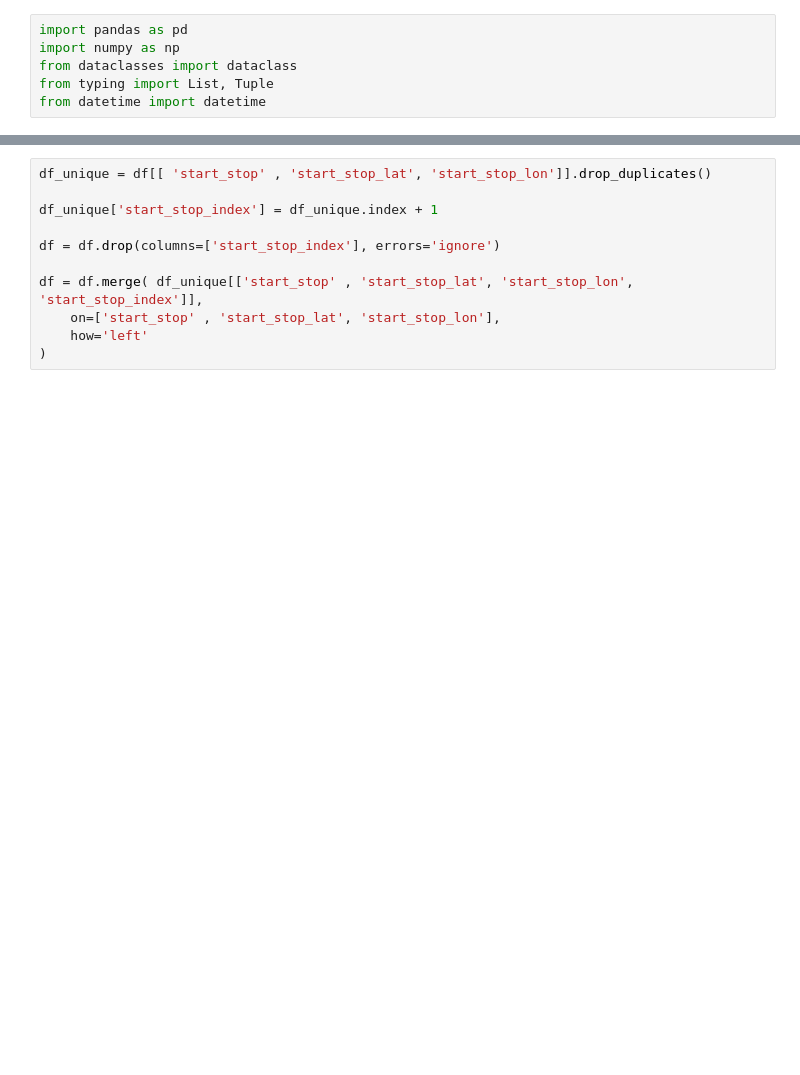
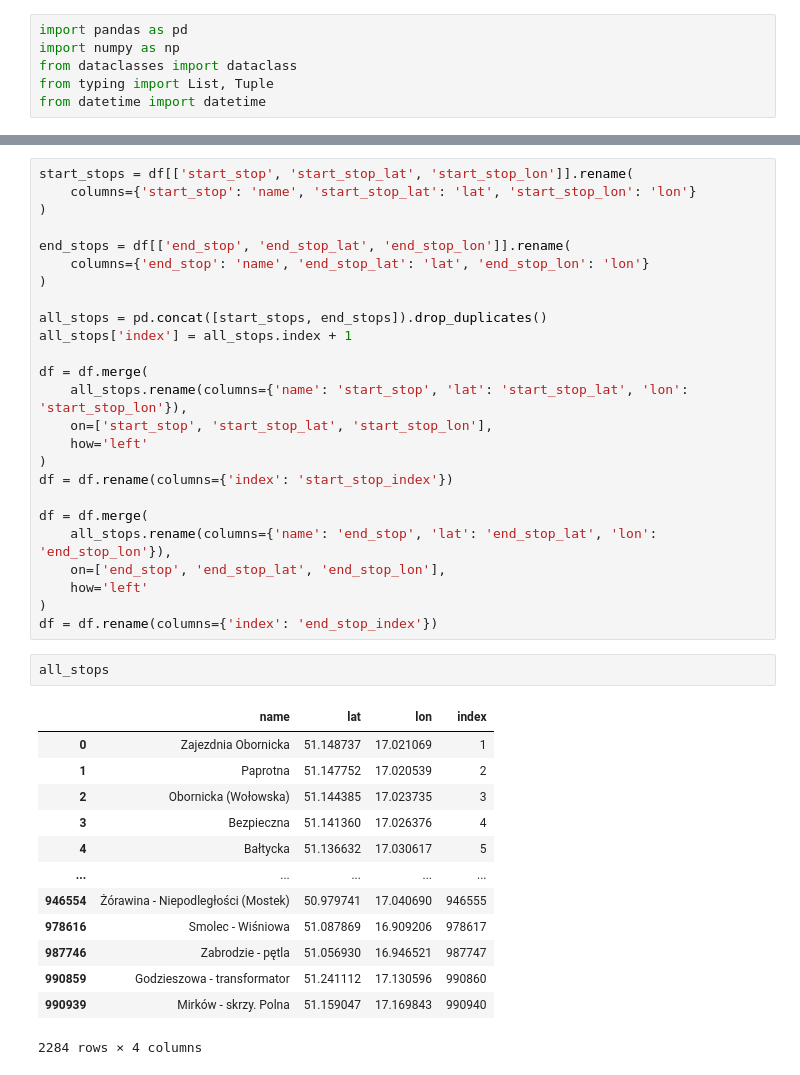
Before and after one commit to jkociecki/graph-search, a Jupyter notebook: exploring.ipynb, the cells around one changed output, grey strips where cells are left out. Saved outputs shown, nothing was run; the diff lists cells and outputs as text; blank space fills up the shorter version.

```diff
--- a/exploring.ipynb
+++ b/exploring.ipynb
@@ -15,14 +15,44 @@ df.head()
 | 2 | 2 | MPK Autobusy | A | 20:54:00 | 20:55:00 | Obornicka (Wołowska) | Bezpieczna | 51.144385 | ... |
 | 3 | 3 | MPK Autobusy | A | 20:55:00 | 20:57:00 | Bezpieczna | Bałtycka | 51.141360 | ... |
 | 4 | 4 | MPK Autobusy | A | 20:57:00 | 20:59:00 | Bałtycka | Broniewskiego | 51.136632 | ... |
-# %%
-df_unique = df[[ 'start_stop' , 'start_stop_lat', 'start_stop_lon']].drop_duplicates()
-
-df_unique['start_stop_index'] = df_unique.index + 1
-
-df = df.drop(columns=['start_stop_index'], errors='ignore')
-
-df = df.merge( df_unique[['start_stop' , 'start_stop_lat', 'start_stop_lon', 'start_stop_index']],
-    on=['start_stop' , 'start_stop_lat', 'start_stop_lon'],
-    how='left'
-)
+# %%
+start_stops = df[['start_stop', 'start_stop_lat', 'start_stop_lon']].rename(
+    columns={'start_stop': 'name', 'start_stop_lat': 'lat', 'start_stop_lon': 'lon'}
+)
+
+end_stops = df[['end_stop', 'end_stop_lat', 'end_stop_lon']].rename(
+    columns={'end_stop': 'name', 'end_stop_lat': 'lat', 'end_stop_lon': 'lon'}
+)
+
+all_stops = pd.concat([start_stops, end_stops]).drop_duplicates()
+all_stops['index'] = all_stops.index + 1
+
+df = df.merge(
+    all_stops.rename(columns={'name': 'start_stop', 'lat': 'start_stop_lat', 'lon': 'start_stop_lon'}),
+    on=['start_stop', 'start_stop_lat', 'start_stop_lon'],
+    how='left'
+)
+df = df.rename(columns={'index': 'start_stop_index'})
+
+df = df.merge(
+    all_stops.rename(columns={'name': 'end_stop', 'lat': 'end_stop_lat', 'lon': 'end_stop_lon'}),
+    on=['end_stop', 'end_stop_lat', 'end_stop_lon'],
+    how='left'
+)
+df = df.rename(columns={'index': 'end_stop_index'})
+# %%
+all_stops
+# %% [output]
+|  | name | lat | lon | index |
+| 0 | Zajezdnia Obornicka | 51.148737 | 17.021069 | 1 |
+| 1 | Paprotna | 51.147752 | 17.020539 | 2 |
+| 2 | Obornicka (Wołowska) | 51.144385 | 17.023735 | 3 |
+| 3 | Bezpieczna | 51.141360 | 17.026376 | 4 |
+| 4 | Bałtycka | 51.136632 | 17.030617 | 5 |
+| ... | ... | ... | ... | ... |
+| 946554 | Żórawina - Niepodległości (Mostek) | 50.979741 | 17.040690 | 946555 |
+| 978616 | Smolec - Wiśniowa | 51.087869 | 16.909206 | 978617 |
+| 987746 | Zabrodzie - pętla | 51.056930 | 16.946521 | 987747 |
+| 990859 | Godzieszowa - transformator | 51.241112 | 17.130596 | 990860 |
+| 990939 | Mirków - skrzy. Polna | 51.159047 | 17.169843 | 990940 |
+2284 rows × 4 columns
```
Also changed, not shown: parts of 11 cells of this notebook, 2 other files.
